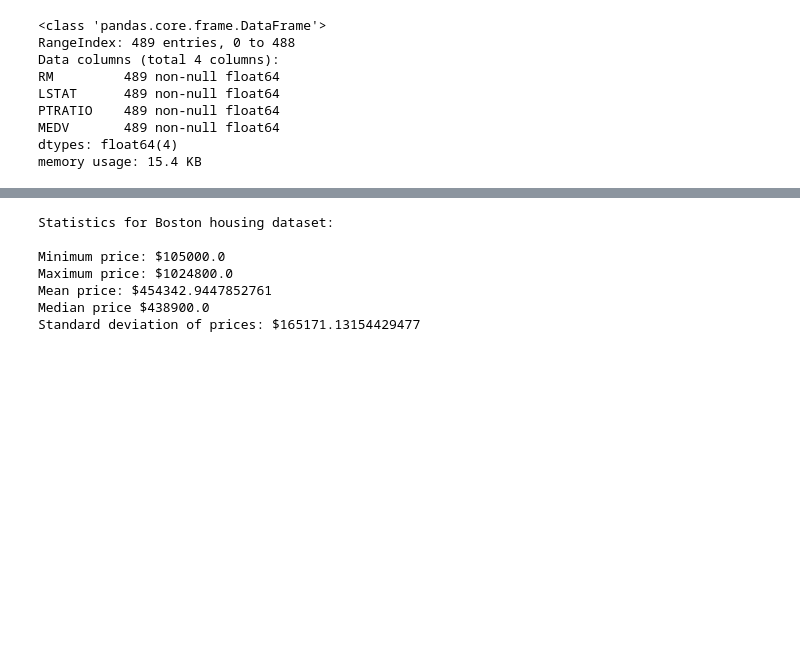
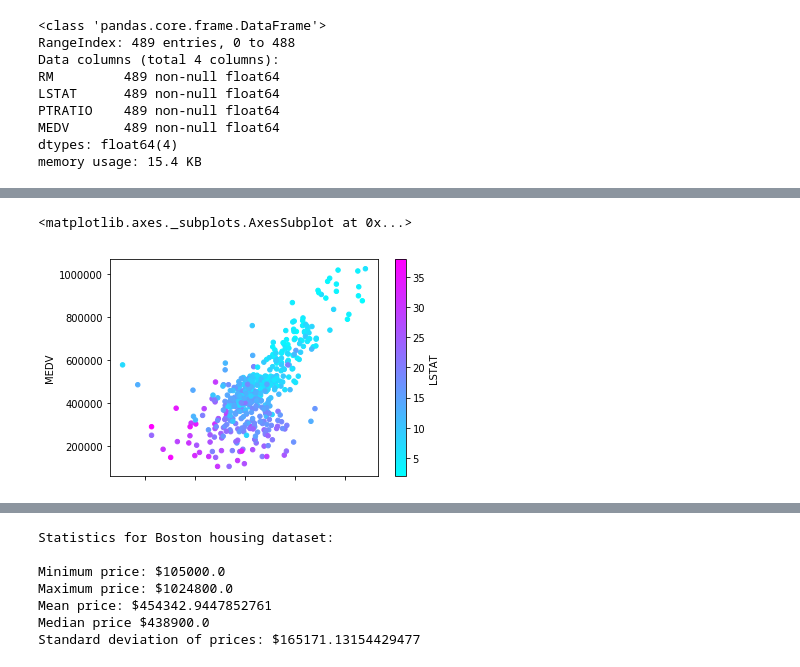
Before and after one commit to cmacritchie/machineLearningUdacity, a Jupyter notebook: projects/boston_housing/boston_housing.ipynb, the cells around one changed output, grey strips where cells are left out. Drawn from its saved outputs; the diff is of its cells as text; code cells hidden in the pictures; blank space fills up the shorter version.

```diff
--- a/projects/boston_housing/boston_housing.ipynb
+++ b/projects/boston_housing/boston_housing.ipynb
@@ -75,0 +82,5 @@ memory usage: 15.4 KB
+# %%
+data.plot.scatter(x='RM', y='MEDV', c='LSTAT', cmap='cool' ) #LSTAT lower class percentage neighborhhod #MEDV Cost, RM is rooms
+# %% [output]
+<matplotlib.axes._subplots.AxesSubplot at 0x...>
+[figure, added]
```
Also changed, not shown: parts of 14 cells of this notebook.
